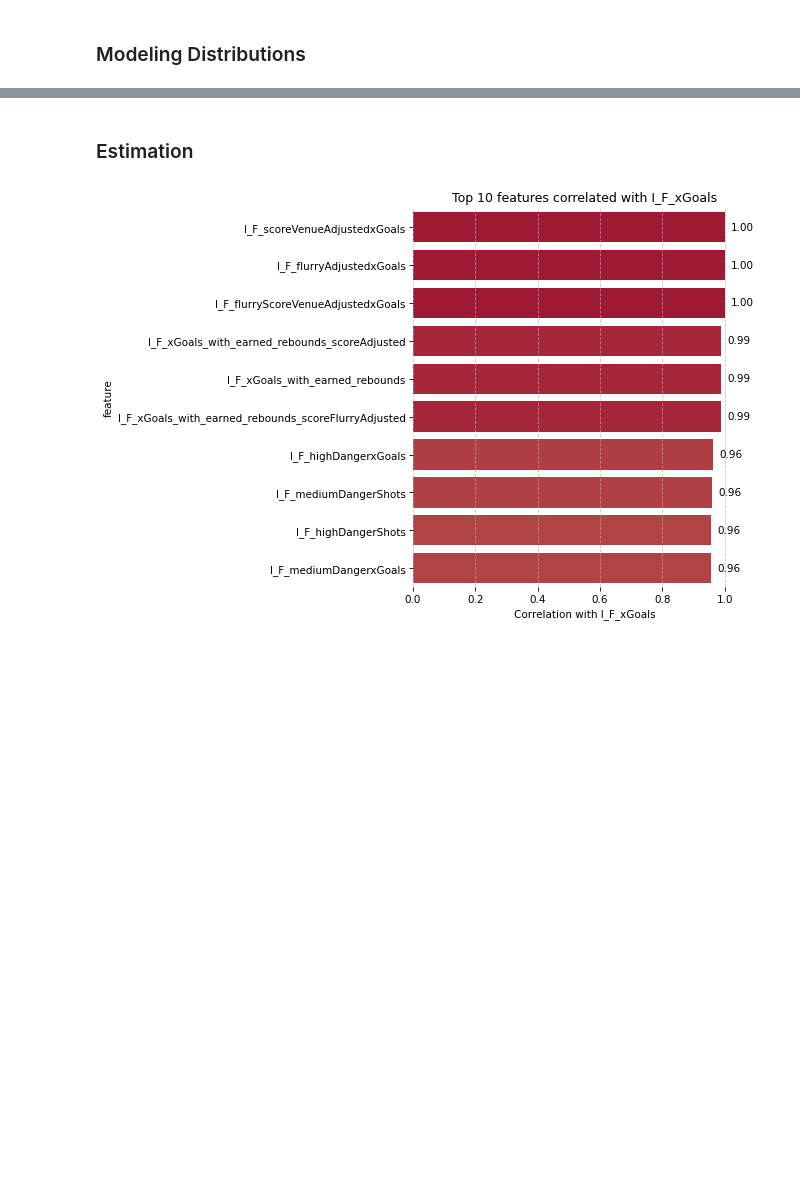
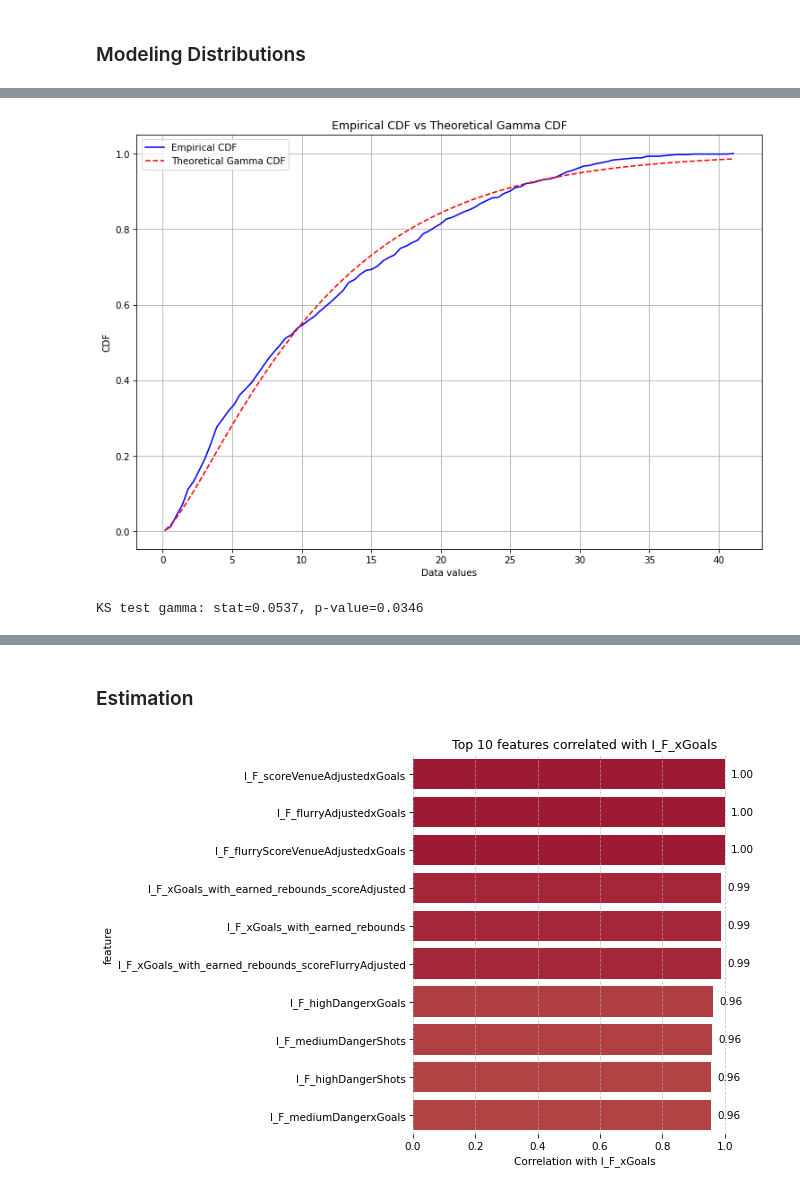
Before and after one commit to thedanicode24/moneypuck-data, a Jupyter notebook: skaters/expected-goals.ipynb, the cells around one changed output, grey strips where cells are left out. Saved outputs shown, nothing was run; the diff lists cells and outputs as text; code cells hidden in the pictures; blank space fills up the shorter version.

```diff
--- a/skaters/expected-goals.ipynb
+++ b/skaters/expected-goals.ipynb
@@ -148,0 +173,6 @@ da.plot_two_cdfs(df_forwards[feature], df_dmen[feature], label1=label1, label2=l
+# %%
+cdm.plot_empirical_vs_gamma_cdf(df_goals[feature])
+cdm.kolmogorov_smirnov_test(df_goals[feature], "gamma")
+# %% [output]
+[figure, added]
+KS test gamma: stat=0.0537, p-value=0.0346
```
Also changed, not shown: parts of 10 cells of this notebook, 2 other files.
